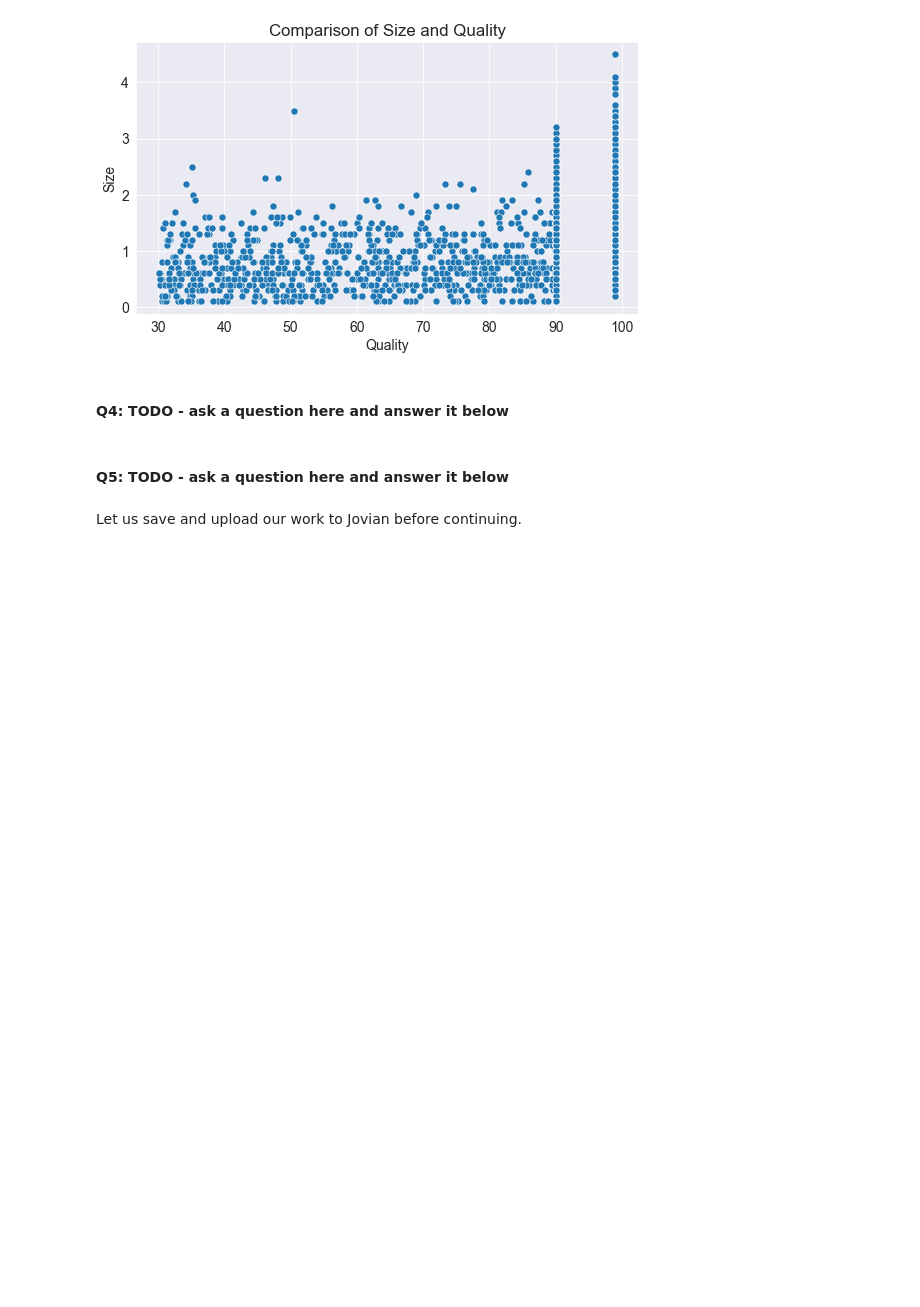
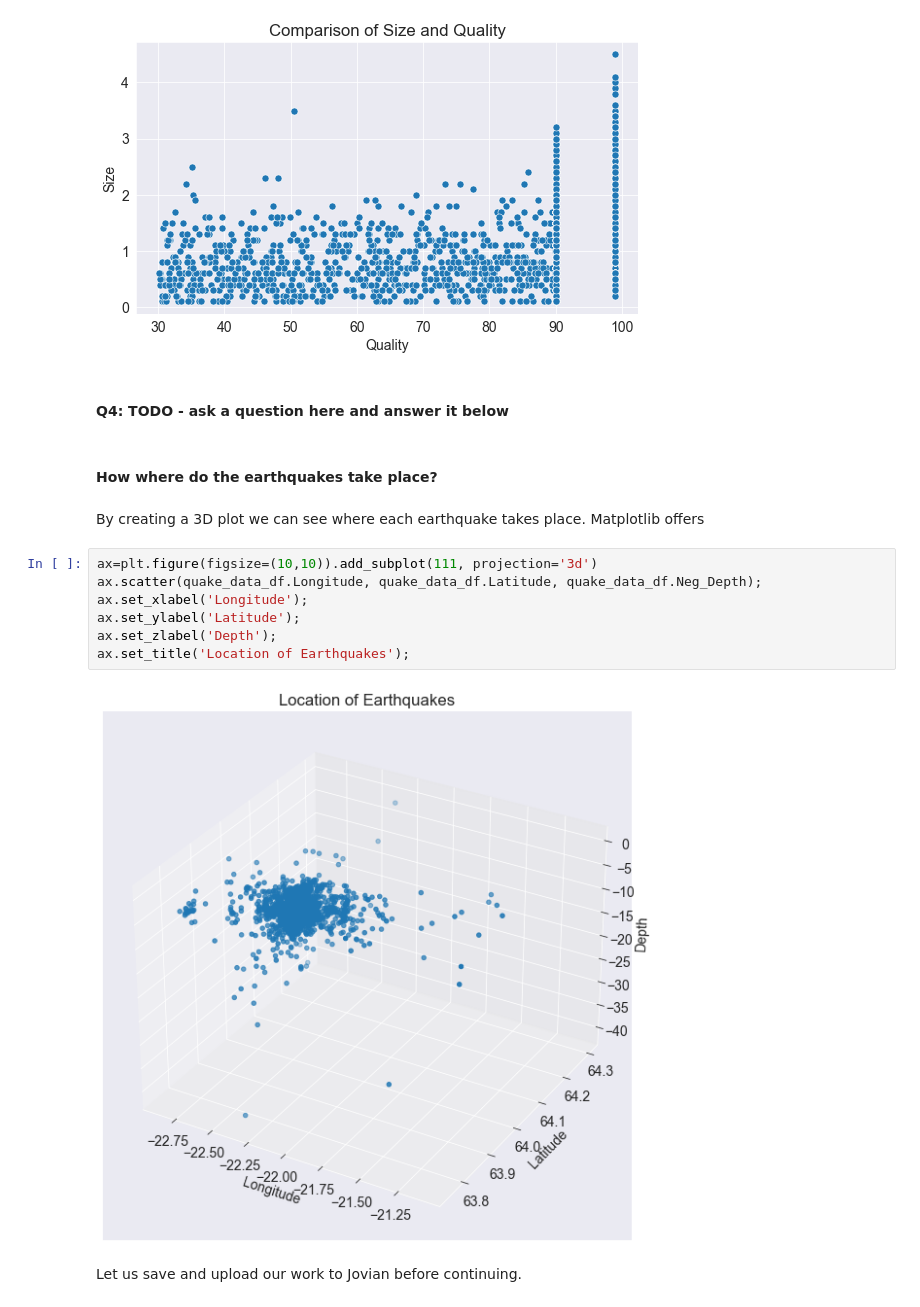
Before and after one commit to JoeOlafs/DataAnalysis_freeCodeCamp, a Jupyter notebook: zerotopandas-course-project-starter/zerotopandas-course-project.ipynb, the cells around one changed output. Drawn from its saved outputs; the diff is of its cells as text; blank space fills up the shorter version.

Commit message:
work on Course project

```diff
--- a/zerotopandas-course-project-starter/zerotopandas-course-project.ipynb
+++ b/zerotopandas-course-project-starter/zerotopandas-course-project.ipynb
@@ -443,8 +445,19 @@ sns.scatterplot(x=quake_data_df.Quality,
 [figure]
 # %% [markdown]
 #### Q4: TODO - ask a question here and answer it below
-# %% [markdown]
-#### Q5: TODO - ask a question here and answer it below
+# %% [markdown]
+#### How where do the earthquakes take place?
+# %% [markdown]
+By creating a 3D plot we can see where each earthquake takes place. Matplotlib offers
+# %%
+ax=plt.figure(figsize=(10,10)).add_subplot(111, projection='3d')
+ax.scatter(quake_data_df.Longitude, quake_data_df.Latitude, quake_data_df.Neg_Depth);
+ax.set_xlabel('Longitude');
+ax.set_ylabel('Latitude');
+ax.set_zlabel('Depth');
+ax.set_title('Location of Earthquakes');
+# %% [output]
+[figure, added]
 # %% [markdown]
 Let us save and upload our work to Jovian before continuing.
 # %%
```
Also changed, not shown: parts of 6 cells of this notebook.
